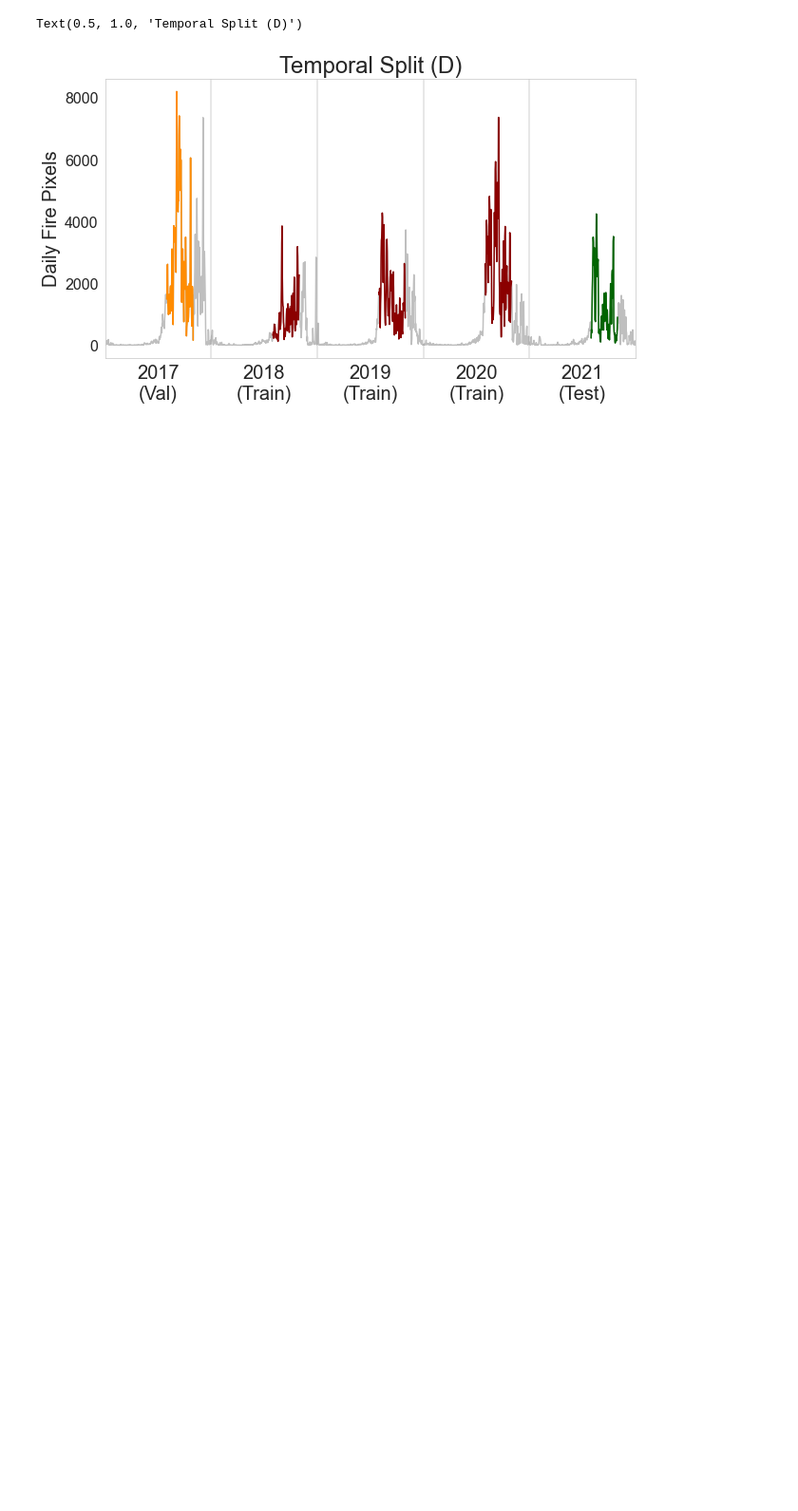
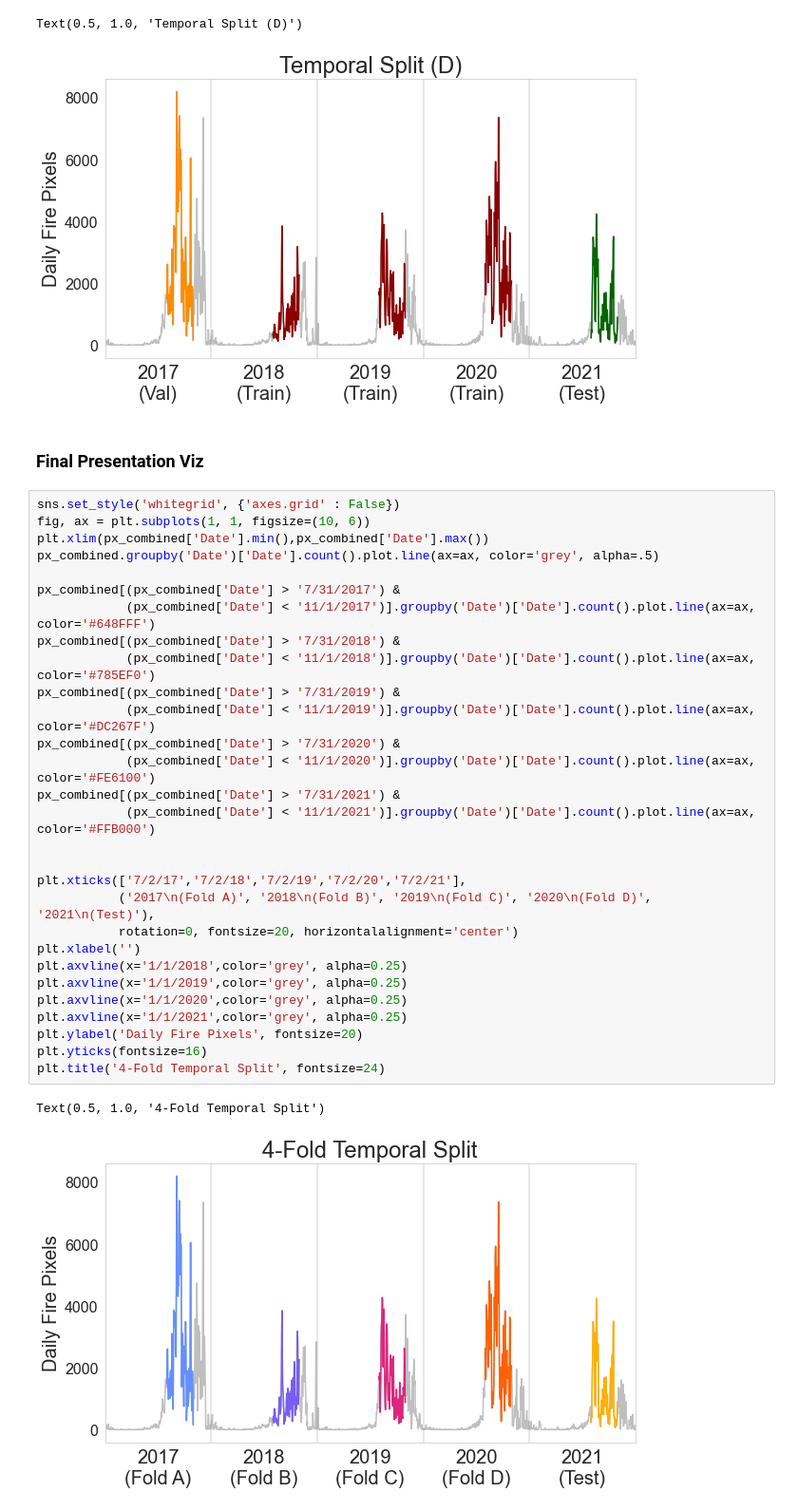
Before and after one commit to steve-hewitt/amazon, a Jupyter notebook: Dataset_Constructor_v3.ipynb, the cells around one changed output. Shown: that part at 95% size. Cells and saved outputs as stored; diff of their text form; blank space fills up the shorter version.

```diff
--- a/Dataset_Constructor_v3.ipynb
+++ b/Dataset_Constructor_v3.ipynb
@@ -1714,3 +1716,37 @@ plt.title('Temporal Split (D)', fontsize=24)
 # %% [output]
 Text(0.5, 1.0, 'Temporal Split (D)')
 [figure]
+# %% [markdown]
+### Final Presentation Viz
+# %%
+sns.set_style('whitegrid', {'axes.grid' : False})
+fig, ax = plt.subplots(1, 1, figsize=(10, 6))
+plt.xlim(px_combined['Date'].min(),px_combined['Date'].max())
+px_combined.groupby('Date')['Date'].count().plot.line(ax=ax, color='grey', alpha=.5)
+
+px_combined[(px_combined['Date'] > '7/31/2017') &
+            (px_combined['Date'] < '11/1/2017')].groupby('Date')['Date'].count().plot.line(ax=ax, color='#648FFF')
+px_combined[(px_combined['Date'] > '7/31/2018') &
+            (px_combined['Date'] < '11/1/2018')].groupby('Date')['Date'].count().plot.line(ax=ax, color='#785EF0')
+px_combined[(px_combined['Date'] > '7/31/2019') &
+            (px_combined['Date'] < '11/1/2019')].groupby('Date')['Date'].count().plot.line(ax=ax, color='#DC267F')
+px_combined[(px_combined['Date'] > '7/31/2020') &
+            (px_combined['Date'] < '11/1/2020')].groupby('Date')['Date'].count().plot.line(ax=ax, color='#FE6100')
+px_combined[(px_combined['Date'] > '7/31/2021') &
+            (px_combined['Date'] < '11/1/2021')].groupby('Date')['Date'].count().plot.line(ax=ax, color='#FFB000')
+
+
+plt.xticks(['7/2/17','7/2/18','7/2/19','7/2/20','7/2/21'],
+           ('2017\n(Fold A)', '2018\n(Fold B)', '2019\n(Fold C)', '2020\n(Fold D)', '2021\n(Test)'),
+           rotation=0, fontsize=20, horizontalalignment='center')
+plt.xlabel('')
+plt.axvline(x='1/1/2018',color='grey', alpha=0.25)
+plt.axvline(x='1/1/2019',color='grey', alpha=0.25)
+plt.axvline(x='1/1/2020',color='grey', alpha=0.25)
+plt.axvline(x='1/1/2021',color='grey', alpha=0.25)
+plt.ylabel('Daily Fire Pixels', fontsize=20)
+plt.yticks(fontsize=16)
+plt.title('4-Fold Temporal Split', fontsize=24)
+# %% [output]
+Text(0.5, 1.0, '4-Fold Temporal Split')
+[figure, added]
```
Also changed, not shown: parts of 9 cells of this notebook, 1 other file.
